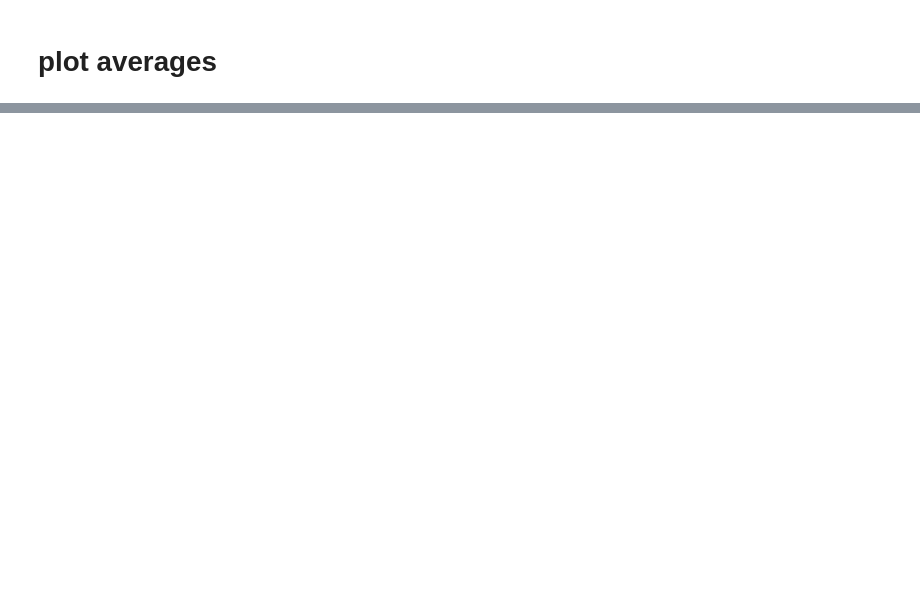
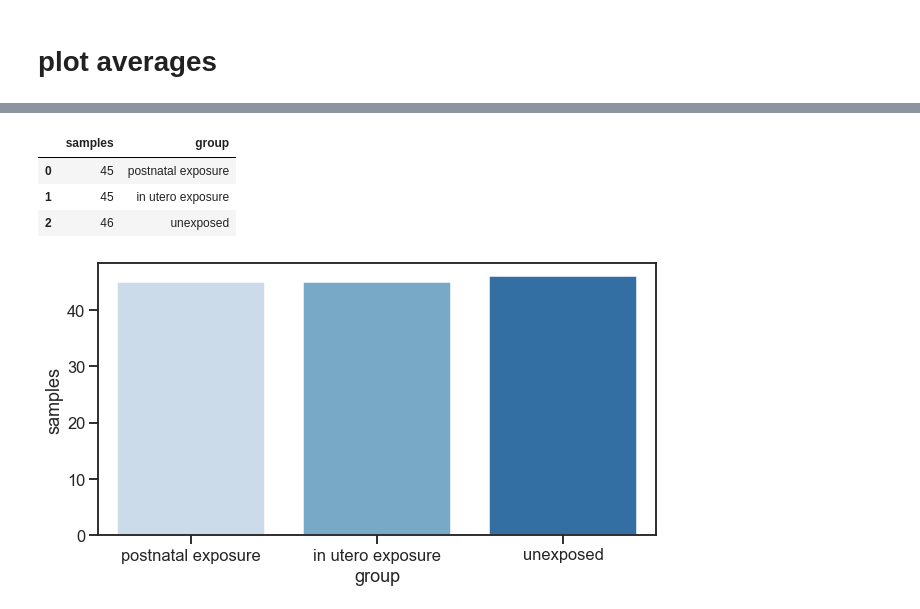
Before and after one commit to zeelthakkar4/analyses, a Jupyter notebook: First_Meth_Analysis_Bangladesh.ipynb, the cells around one changed output, grey strips where cells are left out. Saved outputs shown, nothing was run; the diff lists cells and outputs as text; code cells hidden in the pictures; blank space fills up the shorter version.

```diff
--- a/First_Meth_Analysis_Bangladesh.ipynb
+++ b/First_Meth_Analysis_Bangladesh.ipynb
@@ -172,0 +195,16 @@ plt.show()
+# %%
+samples_df = pd.DataFrame(samples_ct)
+samples_df["group"] = "postnatal exposure","in utero exposure", "unexposed"
+samples_df.columns=["samples","group"]
+samples_df
+# %% [output]
+|  | samples | group |
+| 0 | 45 | postnatal exposure |
+| 1 | 45 | in utero exposure |
+| 2 | 46 | unexposed |
+# %%
+plt.figure(figsize=(10,5))
+sns.barplot(x="group", y="samples", data=samples_df,palette="Blues")
+plt.show()
+# %% [output]
+[figure, added]
```
Also changed, not shown: parts of 81 cells of this notebook, 5 other files.
